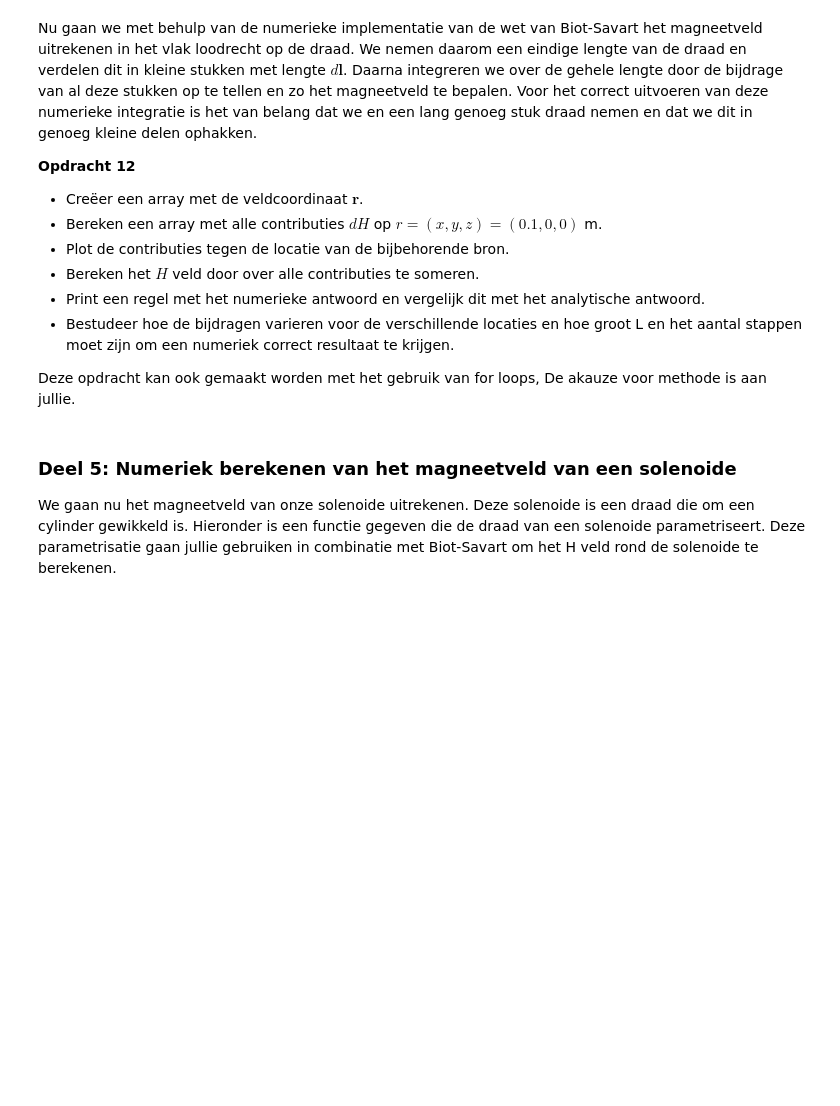
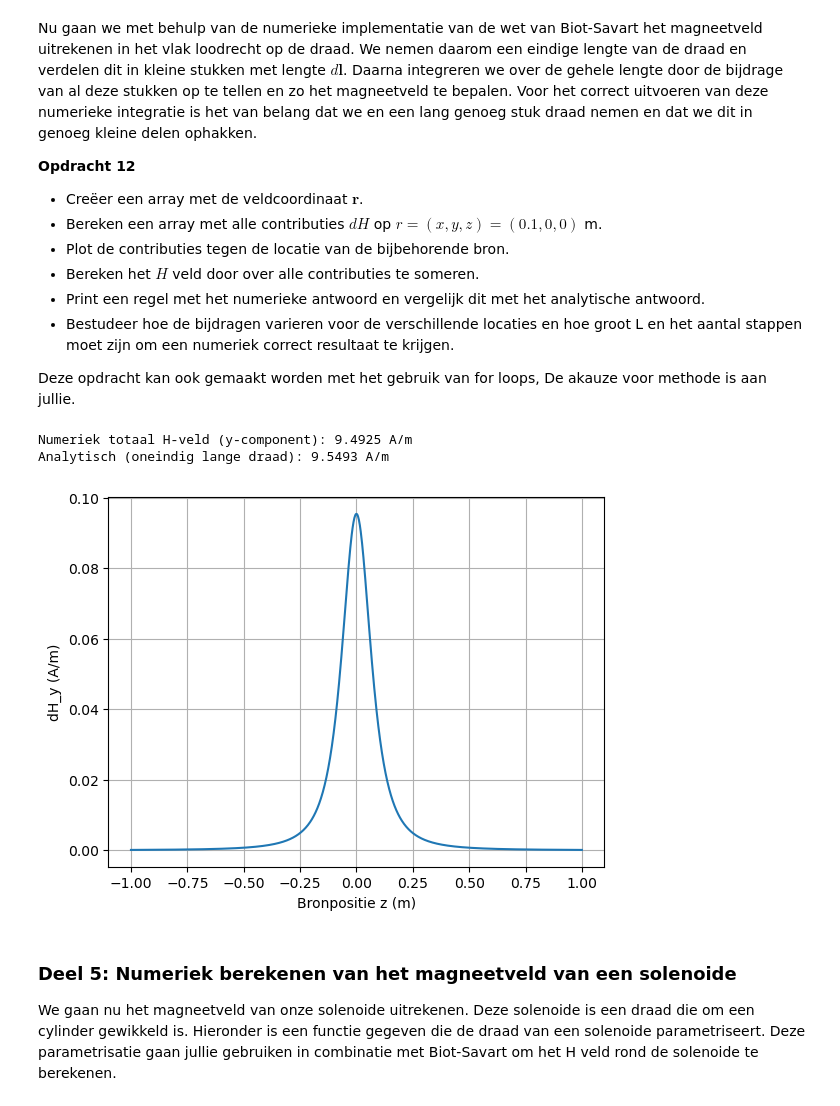
Before and after one commit to Vicky2k7/opdrachten-DEF-D, a Jupyter notebook: DigitaleOntwerpopdrachten/2KrachtactuatorOpdracht/KrachtactuatorOpdracht.ipynb, the cells around one changed output. Cells and saved outputs as stored; diff of their text form; code cells hidden in the pictures; blank space fills up the shorter version.

```diff
--- a/DigitaleOntwerpopdrachten/2KrachtactuatorOpdracht/KrachtactuatorOpdracht.ipynb
+++ b/DigitaleOntwerpopdrachten/2KrachtactuatorOpdracht/KrachtactuatorOpdracht.ipynb
@@ -347,23 +347,21 @@ dl = np.array([0, 0, L_draad / 64])
 r_field = np.array([0.1, 0, 0])
 r_source = np.array([0, 0, 0])
 
-def field_current_element(r_field, r_source, dl):
-    # r_field are coordinates at which we want to calculate the field
-    # r_source are coordinates of the current source
-    # dl is the vector of the length of the current element
-
-    r_vec = r_field - r_source
-    r = np.linalg.norm(r_vec)
-    if r == 0:
+def field_current_element(r_field, r_source, dl, I):
+    r = r_field - r_source
+    r_norm = np.linalg.norm(r)
+    if r_norm == 0:
         return np.array([0.0, 0.0, 0.0])
-    r_hat = r_vec / r
-    dH = (I / (4 * np.pi)) * np.cross(dl, r_hat) / (r**2)
+    # Eenheidsvector in de richting van r
+    r_hat = r / r_norm
+    # Bijdrage dH = (I/(4π)) * (dl × r_hat) / r^2
+    dH = (I / (4 * np.pi)) * np.cross(dl, r_hat) / (r_norm**2)
     return dH
 
 analytical_answer = (I / (4 * np.pi)) * (L_draad / 64) / np.sum((r_field - r_source)**2)
 
 print("The analytical answer is " + str(analytical_answer) + " A/m in the y-direction")
-print("The numerical answer is " + str(field_current_element(r_field, r_source, dl)) + " A/m")
+print("The numerical answer is " + str(field_current_element(r_field, r_source, dl, I)) + " A/m")
 # %% [output]
 The analytical answer is 0.07460387957432593 A/m in the y-direction
 The numerical answer is [0.         0.07460388 0.        ] A/m
@@ -380,9 +378,40 @@ Nu gaan we met behulp van de numerieke implementatie van de wet van Biot-Savart
 
 Deze opdracht kan ook gemaakt worden met het gebruik van for loops, De akauze voor methode is aan jullie.
 # %%
-###
-###Jullie code hier###
-###
+L_draad_totaal = 2.0   # totale lengte van de draad (lang genoeg)
+N_segmenten = 1000     # aantal segmenten
+dl_len = L_draad_totaal / N_segmenten
+
+z_positions = np.linspace(-L_draad_totaal/2, L_draad_totaal/2, N_segmenten)
+
+r_field = np.array([0.1, 0.0, 0.0])
+
+H_total = np.array([0.0, 0.0, 0.0])
+contributions = []
+
+for z in z_positions:
+    r_source = np.array([0.0, 0.0, z])
+    dl = np.array([0.0, 0.0, dl_len])
+    dH = field_current_element(r_field, r_source, dl, I)
+    H_total += dH
+    contributions.append(dH[1])  # y-component
+
+# Analytisch veld voor oneindig lange draad
+H_analytisch_oneindig = I / (2 * np.pi * 0.1)
+
+print(f"Numeriek totaal H-veld (y-component): {H_total[1]:.4f} A/m")
+print(f"Analytisch (oneindig lange draad): {H_analytisch_oneindig:.4f} A/m")
+
+plt.figure()
+plt.plot(z_positions, contributions)
+plt.xlabel('Bronpositie z (m)')
+plt.ylabel('dH_y (A/m)')
+plt.grid()
+plt.show()
+# %% [output]
+Numeriek totaal H-veld (y-component): 9.4925 A/m
+Analytisch (oneindig lange draad): 9.5493 A/m
+[figure, added]
 # %% [markdown]
 ### Deel 5: Numeriek berekenen van het magneetveld van een solenoide
 
```
Also changed, not shown: parts of 10 cells of this notebook.
